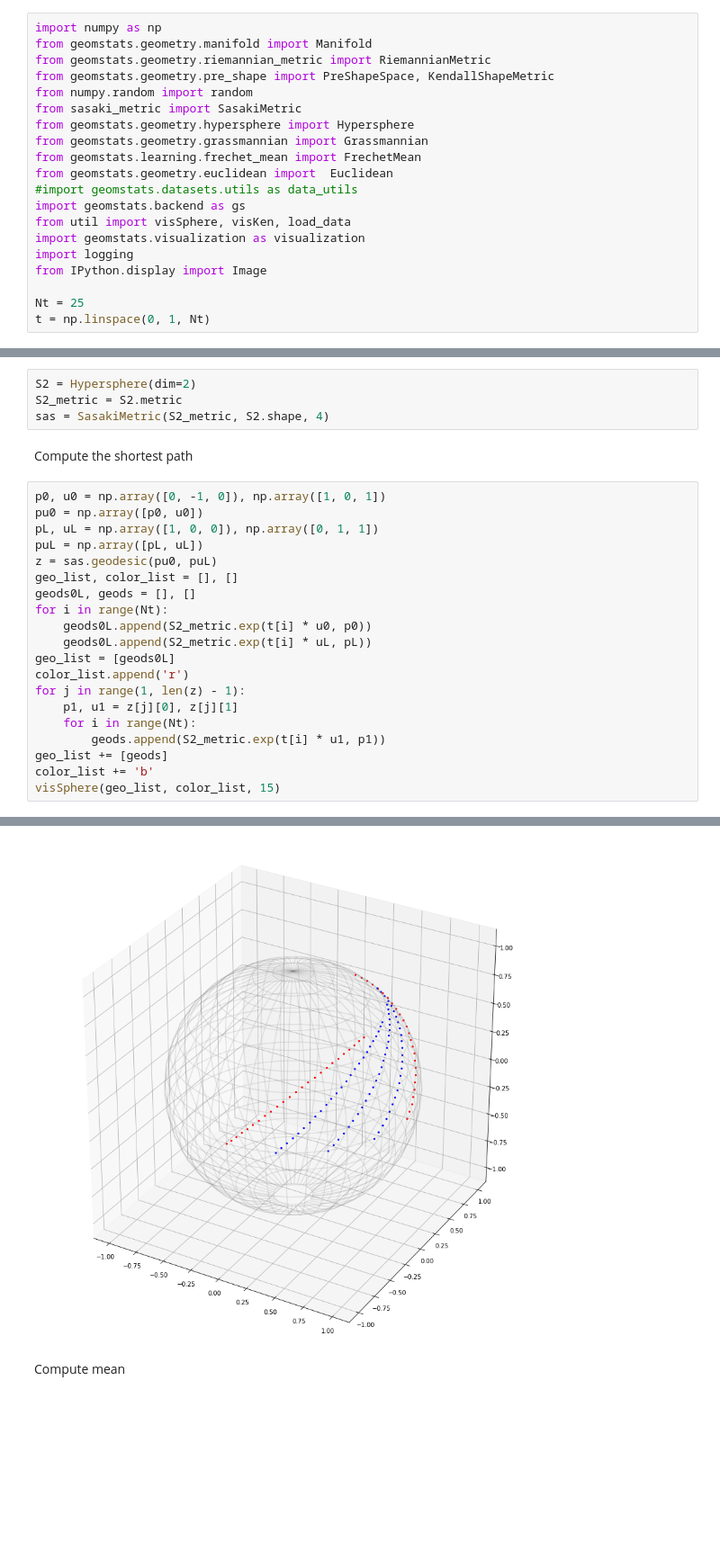
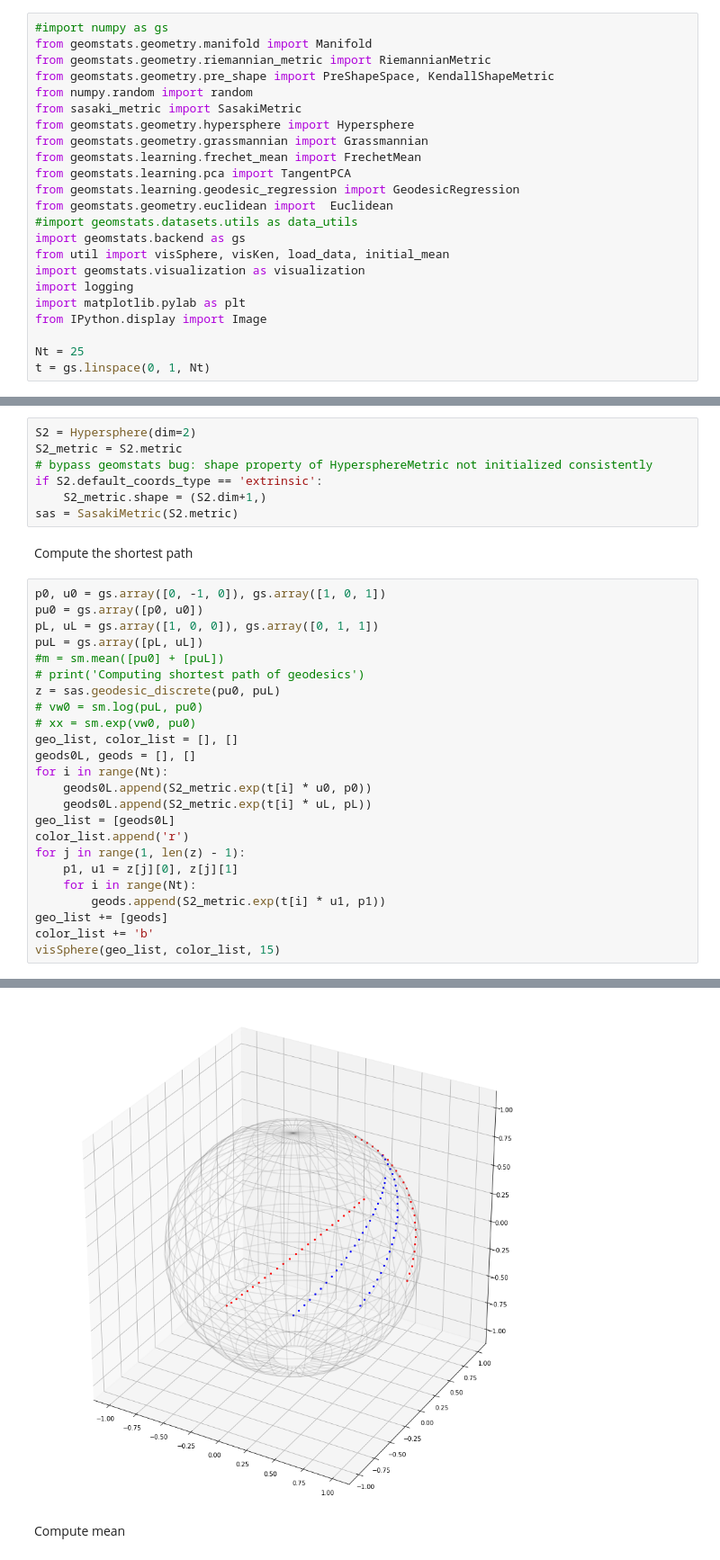
Before and after one commit to enavayaz/sasaki, a Jupyter notebook: usecase_analysis_in_tangent_bundle.ipynb, the cells around one changed output, grey strips where cells are left out. Shown: that part at 90% size. Cells and saved outputs as stored; diff of their text form; blank space fills up the shorter version.

```diff
--- a/usecase_analysis_in_tangent_bundle.ipynb
+++ b/usecase_analysis_in_tangent_bundle.ipynb
@@ -1,5 +1,5 @@
 # %%
-import numpy as np
+#import numpy as gs
 from geomstats.geometry.manifold import Manifold
 from geomstats.geometry.riemannian_metric import RiemannianMetric
 from geomstats.geometry.pre_shape import PreShapeSpace, KendallShapeMetric
@@ -8,14 +8,17 @@ from sasaki_metric import SasakiMetric
 from geomstats.geometry.hypersphere import Hypersphere
 from geomstats.geometry.grassmannian import Grassmannian
 from geomstats.learning.frechet_mean import FrechetMean
+from geomstats.learning.pca import TangentPCA
+from geomstats.learning.geodesic_regression import GeodesicRegression
 from geomstats.geometry.euclidean import  Euclidean
 #import geomstats.datasets.utils as data_utils
 import geomstats.backend as gs
-from util import visSphere, visKen, load_data
+from util import visSphere, visKen, load_data, initial_mean
 import geomstats.visualization as visualization
 import logging
+import matplotlib.pylab as plt
 from IPython.display import Image
 
 Nt = 25
-t = np.linspace(0, 1, Nt)
+t = gs.linspace(0, 1, Nt)
 # %% [markdown]
@@ -23,15 +26,22 @@ First Application: Shortest paths and mean of geodesics on the 2-Sphere
 # %%
 S2 = Hypersphere(dim=2)
 S2_metric = S2.metric
-sas = SasakiMetric(S2_metric, S2.shape, 4)
+# bypass geomstats bug: shape property of HypersphereMetric not initialized consistently
+if S2.default_coords_type == 'extrinsic':
+    S2_metric.shape = (S2.dim+1,)
+sas = SasakiMetric(S2.metric)
 # %% [markdown]
 Compute the shortest path
 # %%
-p0, u0 = np.array([0, -1, 0]), np.array([1, 0, 1])
-pu0 = np.array([p0, u0])
-pL, uL = np.array([1, 0, 0]), np.array([0, 1, 1])
-puL = np.array([pL, uL])
-z = sas.geodesic(pu0, puL)
+p0, u0 = gs.array([0, -1, 0]), gs.array([1, 0, 1])
+pu0 = gs.array([p0, u0])
+pL, uL = gs.array([1, 0, 0]), gs.array([0, 1, 1])
+puL = gs.array([pL, uL])
+#m = sm.mean([pu0] + [puL])
+# print('Computing shortest path of geodesics')
+z = sas.geodesic_discrete(pu0, puL)
+# vw0 = sm.log(puL, pu0)
+# xx = sm.exp(vw0, pu0)
 geo_list, color_list = [], []
 geods0L, geods = [], []
 for i in range(Nt):
@@ -53,4 +63,4 @@ INFO: |grad|: 1.7180188261322608e-15
-[figure, old version]
+[figure, new version]
 # %% [markdown]
 Compute mean
 # %%
```
Also changed, not shown: parts of 8 cells of this notebook, 3 other files.
